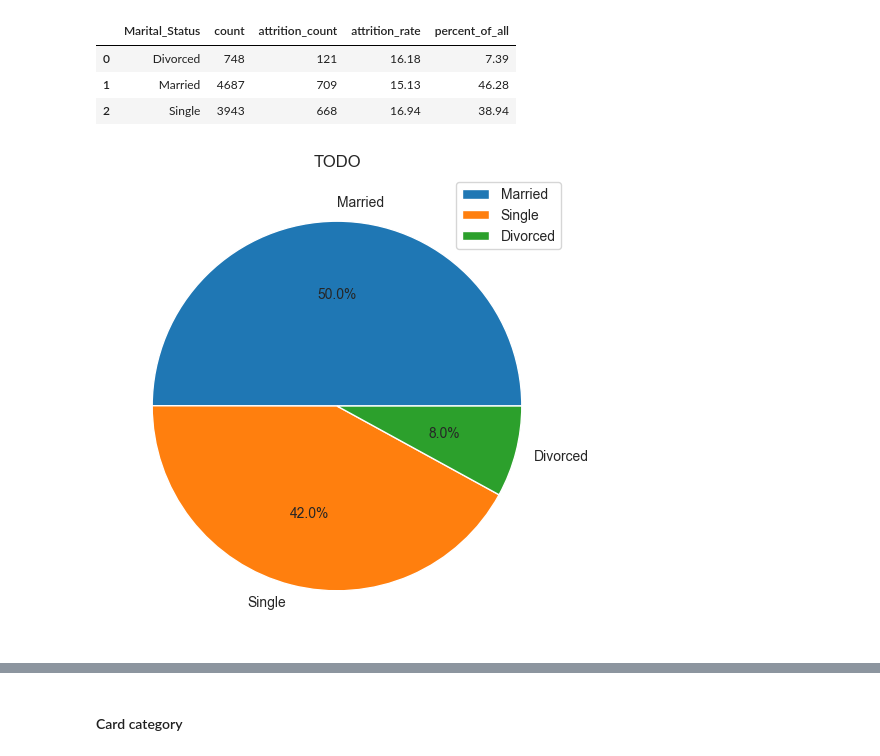
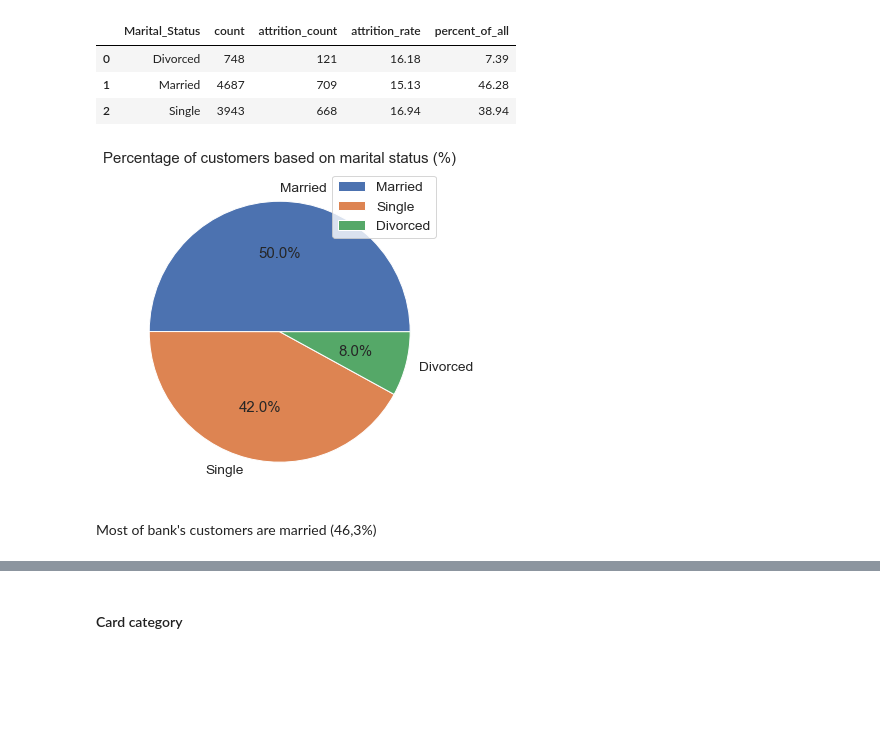
Before and after one commit to kasiadybcio/Credit_card, a Jupyter notebook: eda.ipynb, the cells around one changed output, grey strips where cells are left out. Cells and saved outputs as stored; diff of their text form; code cells hidden in the pictures; blank space fills up the shorter version.

```diff
--- a/eda.ipynb
+++ b/eda.ipynb
@@ -284,12 +288,14 @@ TODO opis
 # %%
 sns.set_style("whitegrid",{'font_scale':'1.6'})
 plt.figure(figsize=(6,6))
 plt.pie(data['Marital_Status'].value_counts(),labels = data['Marital_Status'].value_counts().index,autopct='%1.1f%%')
-plt.title("TODO")
+plt.title("Percentage of customers based on marital status (%)")
 plt.legend()
 plt.show()
 # %% [output]
-[figure, old version]
+[figure, new version]
+# %% [markdown]
+Most of bank's customers are married (46,3%)
 # %%
 sns.set_style("whitegrid",{'font_scale':'1.6'})
 plt.figure(figsize=(9, 6))
```
Also changed, not shown: parts of 21 cells of this notebook.
